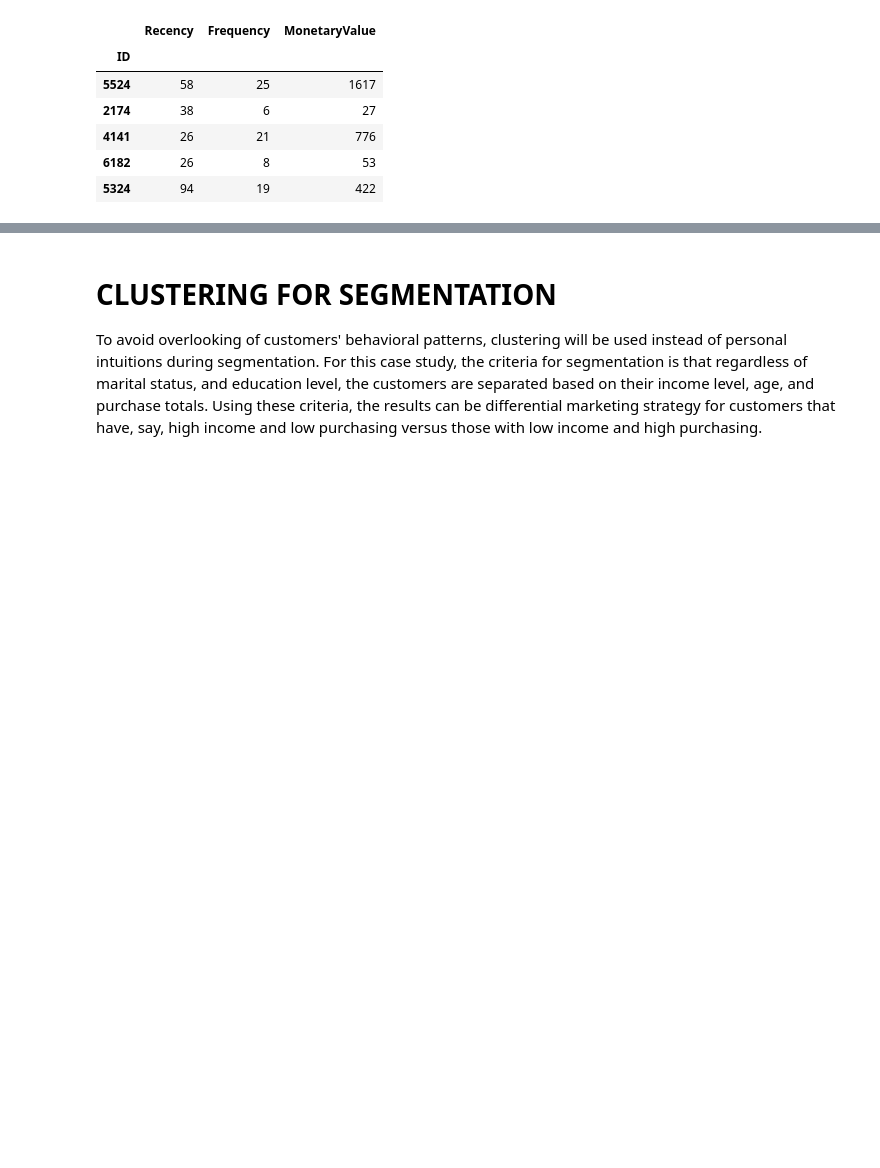
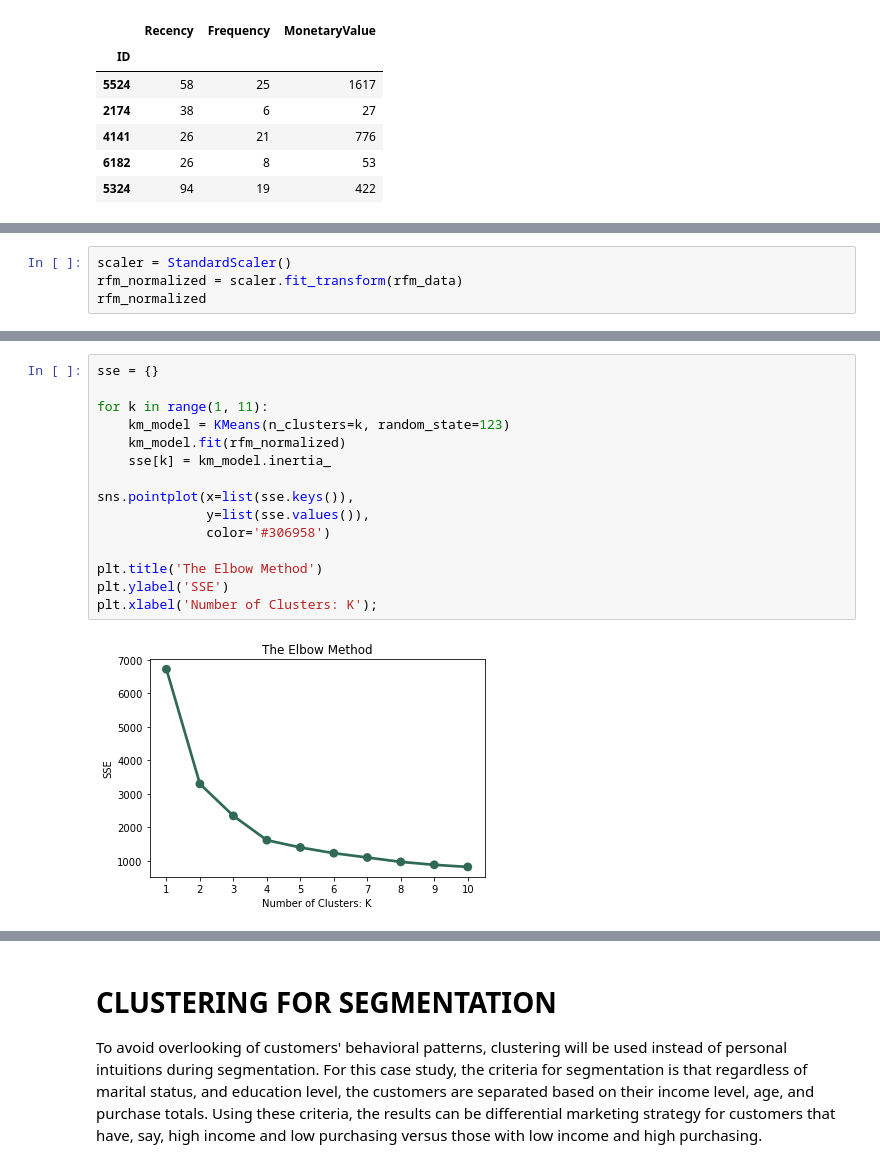
Before and after one commit to Demiga-g/iFood-Marketing-Analysis, a Jupyter notebook: iFood Marketing Analysis.ipynb, the cells around one changed output, grey strips where cells are left out. Cells and saved outputs as stored; diff of their text form; blank space fills up the shorter version.

```diff
--- a/iFood Marketing Analysis.ipynb
+++ b/iFood Marketing Analysis.ipynb
@@ -438,0 +484,4 @@ First let's review the underlying assumptions before exploring how we do consume
+# %%
+scaler = StandardScaler()
+rfm_normalized = scaler.fit_transform(rfm_data)
+rfm_normalized
@@ -438,0 +498,17 @@ First let's review the underlying assumptions before exploring how we do consume
+# %%
+sse = {}
+
+for k in range(1, 11):
+    km_model = KMeans(n_clusters=k, random_state=123)
+    km_model.fit(rfm_normalized)
+    sse[k] = km_model.inertia_
+
+sns.pointplot(x=list(sse.keys()),
+              y=list(sse.values()),
+              color='#306958')
+
+plt.title('The Elbow Method')
+plt.ylabel('SSE')
+plt.xlabel('Number of Clusters: K');
+# %% [output]
+[figure, added]
```
Also changed, not shown: parts of 20 cells of this notebook.
